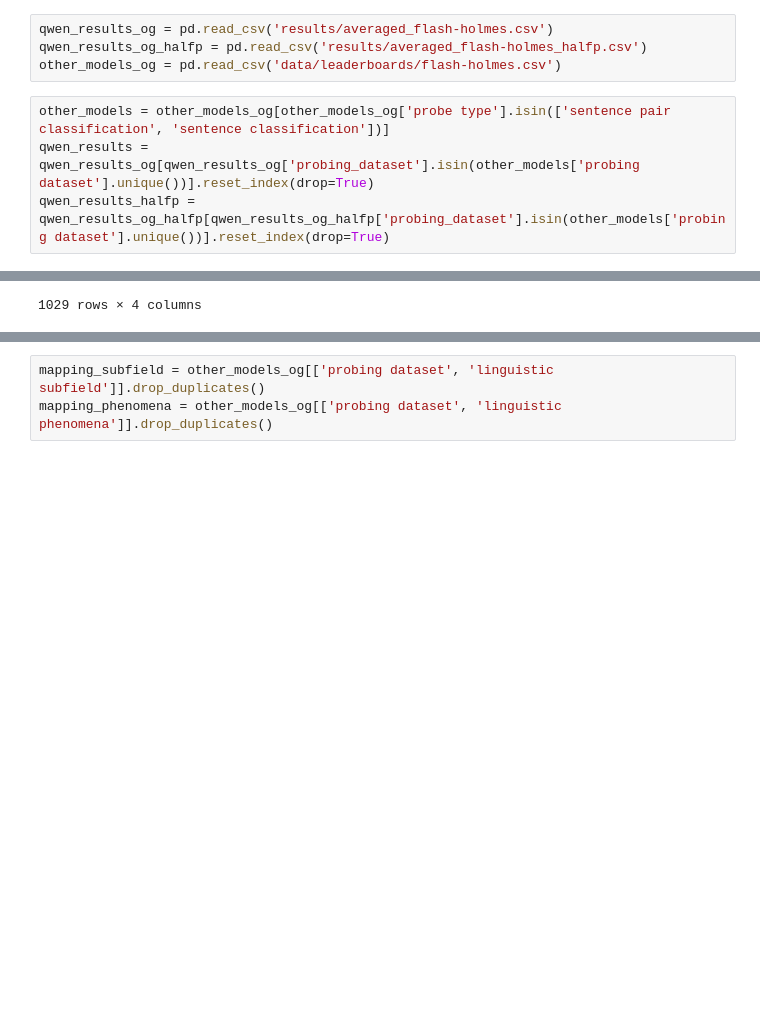
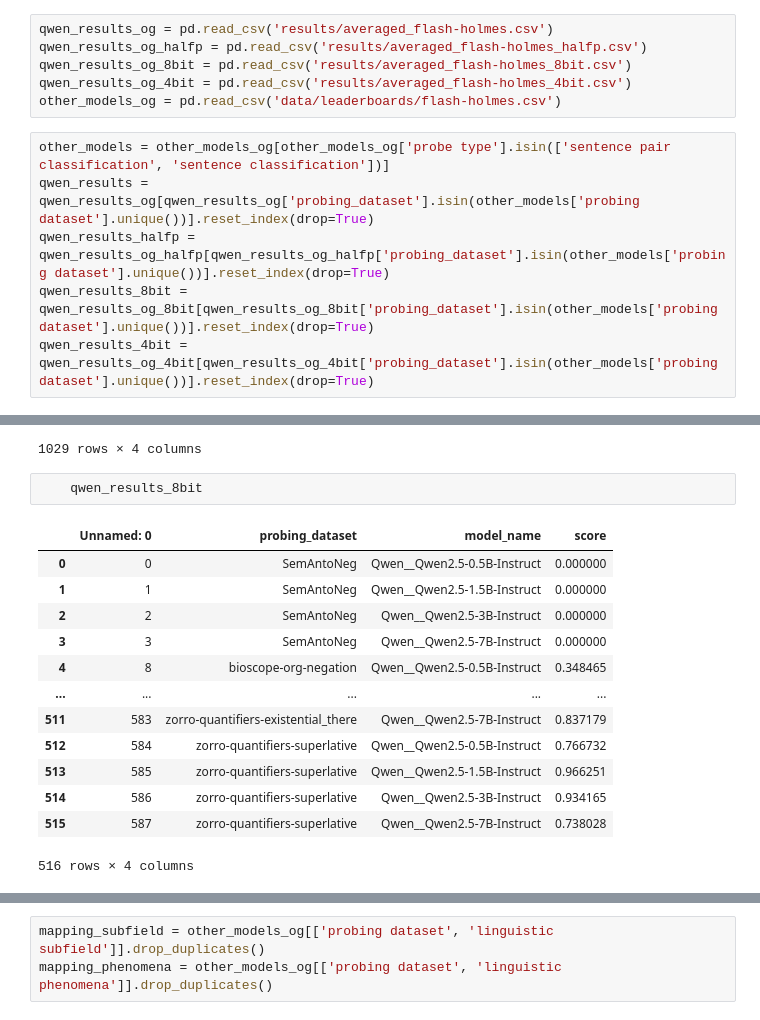
Before and after one commit to BachelorarbeitTharrmeehan/holmes-evaluation, a Jupyter notebook: research-quantization.ipynb, the cells around one changed output, grey strips where cells are left out. Saved outputs shown, nothing was run; the diff lists cells and outputs as text; blank space fills up the shorter version.

Commit message:
(W.I.P) Automatization of Model Evaluation

```diff
--- a/research-quantization.ipynb
+++ b/research-quantization.ipynb
@@ -5,11 +5,15 @@ from scipy.stats import ttest_ind
 # %%
 qwen_results_og = pd.read_csv('results/averaged_flash-holmes.csv')
 qwen_results_og_halfp = pd.read_csv('results/averaged_flash-holmes_halfp.csv')
+qwen_results_og_8bit = pd.read_csv('results/averaged_flash-holmes_8bit.csv')
+qwen_results_og_4bit = pd.read_csv('results/averaged_flash-holmes_4bit.csv')
 other_models_og = pd.read_csv('data/leaderboards/flash-holmes.csv')
 # %%
 other_models = other_models_og[other_models_og['probe type'].isin(['sentence pair classification', 'sentence classification'])]
 qwen_results = qwen_results_og[qwen_results_og['probing_dataset'].isin(other_models['probing dataset'].unique())].reset_index(drop=True)
 qwen_results_halfp =  qwen_results_og_halfp[qwen_results_og_halfp['probing_dataset'].isin(other_models['probing dataset'].unique())].reset_index(drop=True)
+qwen_results_8bit =  qwen_results_og_8bit[qwen_results_og_8bit['probing_dataset'].isin(other_models['probing dataset'].unique())].reset_index(drop=True)
+qwen_results_4bit =  qwen_results_og_4bit[qwen_results_og_4bit['probing_dataset'].isin(other_models['probing dataset'].unique())].reset_index(drop=True)
 # %%
 other_models
 # %% [output]
@@ -58,3 +62,19 @@ qwen_results_og_halfp
 | 1027 | 1027 | zorro-quantifiers-superlative | Qwen__Qwen2.5-3B-Instruct-AWQ | 0.938919 |
 | 1028 | 1028 | zorro-quantifiers-superlative | Qwen__Qwen2.5-7B-Instruct | 0.701556 |
 1029 rows × 4 columns
+# %%
+    qwen_results_8bit
+# %% [output]
+|  | Unnamed: 0 | probing_dataset | model_name | score |
+| 0 | 0 | SemAntoNeg | Qwen__Qwen2.5-0.5B-Instruct | 0.000000 |
+| 1 | 1 | SemAntoNeg | Qwen__Qwen2.5-1.5B-Instruct | 0.000000 |
+| 2 | 2 | SemAntoNeg | Qwen__Qwen2.5-3B-Instruct | 0.000000 |
+| 3 | 3 | SemAntoNeg | Qwen__Qwen2.5-7B-Instruct | 0.000000 |
+| 4 | 8 | bioscope-org-negation | Qwen__Qwen2.5-0.5B-Instruct | 0.348465 |
+| ... | ... | ... | ... | ... |
+| 511 | 583 | zorro-quantifiers-existential_there | Qwen__Qwen2.5-7B-Instruct | 0.837179 |
+| 512 | 584 | zorro-quantifiers-superlative | Qwen__Qwen2.5-0.5B-Instruct | 0.766732 |
+| 513 | 585 | zorro-quantifiers-superlative | Qwen__Qwen2.5-1.5B-Instruct | 0.966251 |
+| 514 | 586 | zorro-quantifiers-superlative | Qwen__Qwen2.5-3B-Instruct | 0.934165 |
+| 515 | 587 | zorro-quantifiers-superlative | Qwen__Qwen2.5-7B-Instruct | 0.738028 |
+516 rows × 4 columns
```
Also changed, not shown: parts of 16 cells of this notebook, 3 other files.
